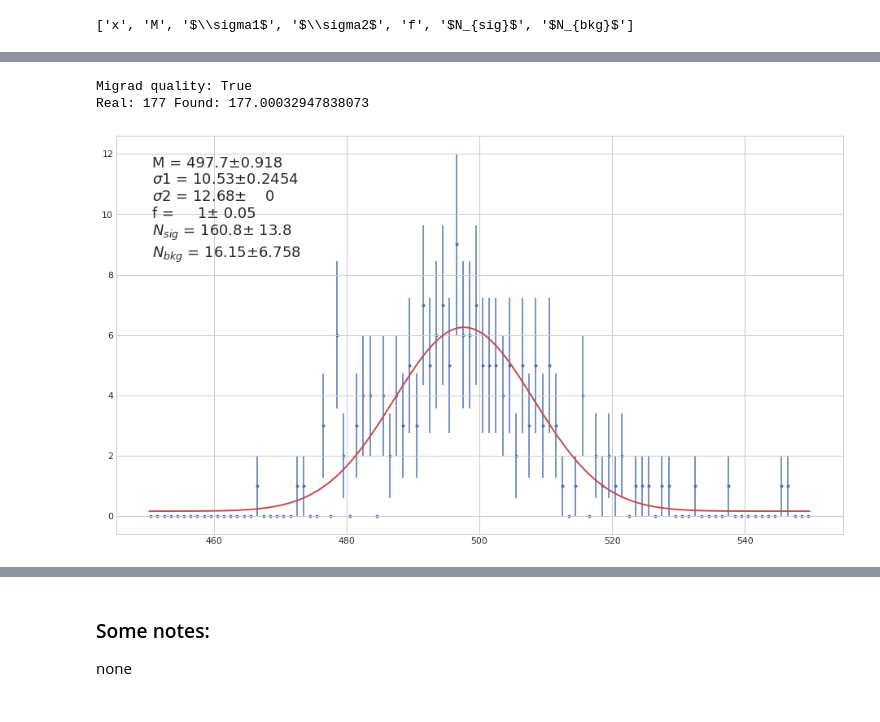
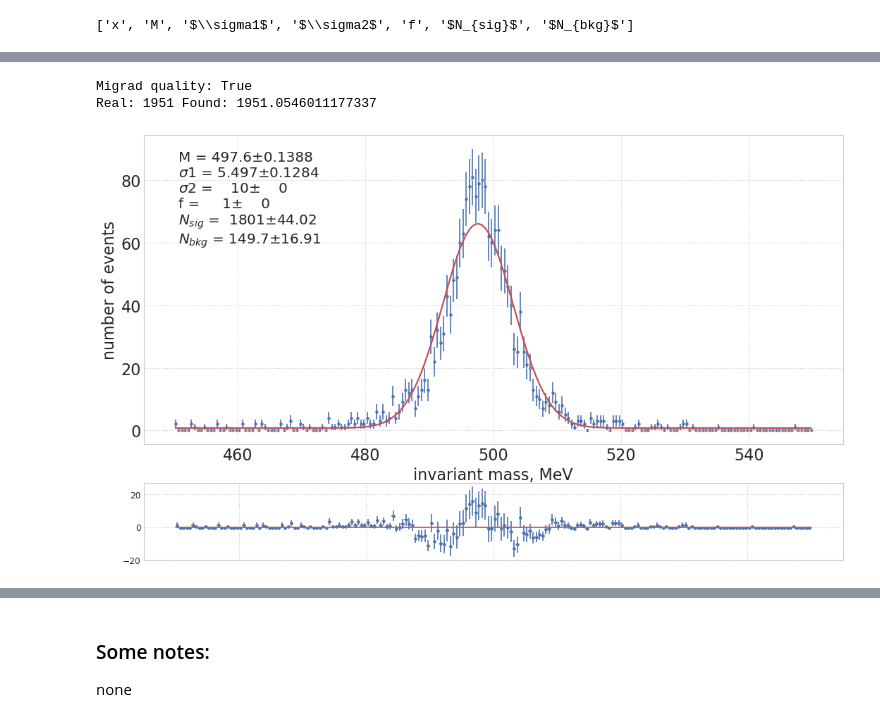
Before and after one commit to nikita-p/research, a Jupyter notebook: uproot/Analysis.ipynb, the cells around one changed output, grey strips where cells are left out. Cells and saved outputs as stored; diff of their text form; code cells hidden in the pictures.

Commit message:
AfterReport update. New folder with outputs + some fixes

```diff
--- a/uproot/Analysis.ipynb
+++ b/uproot/Analysis.ipynb
@@ -12,7 +12,7 @@ import re
 sns.set(rc={'figure.figsize':(10,7)})
 plt.style.use('seaborn-whitegrid')
 # %%
-year = 'model_old'
+year = 'model_new'
 # %% [markdown]
 ## Data preparation
 # %%
@@ -344,15 +346,15 @@ ext_bkg = pf.Extended(norm_bkg, extname='$N_{bkg}$')
 
 pdf = pf.AddPdf(ext_sig, ext_bkg)
 
-sigma1Lim = (5.43, 5.10)
-sigma2Lim = (12.68, 0)
-MLim = (497.299, 5.098)
+MLim = (498.1, 5.0)
+sigma1Lim = (6.7, 5.0)
+sigma2Lim = (10., 0)
 fLim = (1, 0)
 
 # 11: 𝜎1=(4.49, 0.27) , 𝜎2=(10.1, 1.), 𝑓=(0.68, 0.07), M=(497.299, 0.098)
 # 12: 𝜎1=(5.26, 0.30) , 𝜎2=(14.42, 3.87), 𝑓=(0.86, 0.06), M=(498.33, 0.27)
 # mod_old: 𝜎1=(5.43, 0.10) , 𝜎2=(12.68, 0.25), 𝑓=(0.58, 0.02), M=(497.05, 0.04)
-
+# mod_new: 𝜎1=(5.35, 0.07) , 𝜎2=(12.74, 0.17), 𝑓=(0.57, 0.02), M=(498.00, 0.03)
 limits = {
     "limit_M": [MLim[0]-MLim[1], MLim[0]+MLim[1]],
     "limit_$\sigma1$": [sigma1Lim[0] - sigma1Lim[1], sigma1Lim[0] + sigma1Lim[1]],
@@ -367,23 +369,10 @@ errors = {
     "error_$\sigma2$": 0.,
     "error_$N_{sig}$": 0.3,
     "error_$N_{bkg}$": 0.1,
-    "error_f": 0.05
+    "error_f": 0.
 }
 
-# norm_sig1 = pf.Normalized( pf.rename(pf.gaussian, ['x', 'm', '$\sigma1$']), mass_bound)
-# norm_sig2 = pf.Normalized( pf.rename(pf.gaussian, ['x', 'm', '$\sigma2$']), mass_bound)
-# norm_bkg = pf.Extended(norm_bkg, extname='$N_{bkg}$')
-
-# gauss1 = pf.Extended(norm_sig1, extname='$N_{sig1}$')
-# gauss2 = pf.Extended(norm_sig2, extname='$N_{sig2}$')
-
-# pdf = pf.AddPdf(gauss1, gauss2, norm_bkg)
 pf.describe(pdf)
-
-# limits = {"limit_m": [497.6, 497.6], "limit_$\sigma1$": [4.26, 4.26], "limit_$\sigma2$": [11.16, 11.16],
-#           "limit_$N_{sig1}$": [0, 10000], "limit_$N_{sig2}$": [0, 10000], "limit_$N_{bkg}$": [0, 1000]}
-# errors = {"error_m": 1, "error_$\sigma1$": 0., "error_$\sigma2$": 0. ,
-#           "error_$N_{sig1}$": 0.3, "error_$N_{sig2}$": 0.3, "error_$N_{bkg}$":0}
 # %% [output]
 ['x', 'M', '$\\sigma1$', '$\\sigma2$', 'f', '$N_{sig}$', '$N_{bkg}$']
 # %%
@@ -405,11 +394,13 @@ def fitter(dic, nbins, energy, binnedLik=False, simple_plot=True):
 
         # Define the axes
         ax_main = fig.add_subplot(grid[:-1, :])
+        ax_main.grid(ls=':')
+        box_1 = {'facecolor':'black', 'boxstyle': 'round'}
 
         if binnedLik:
-            likelihood.draw(minuit=mt)
+            likelihood.draw(minuit=mt, print_par=True);
         else:
-            likelihood.draw(minuit=mt, bins=nbins, bound=mass_bound)
+            likelihood.draw(minuit=mt, bins=nbins, bound=mass_bound, print_par=True)
 
         plt.tick_params(labelsize=20);
         plt.xlabel('invariant mass, MeV', fontsize=20)
@@ -417,10 +408,11 @@ def fitter(dic, nbins, energy, binnedLik=False, simple_plot=True):
 
         # this is an inset axes over the main axes
         ax_bottom = fig.add_subplot(grid[-1, :], xticklabels=[])
+        ax_bottom.grid(ls=':')
         likelihood.draw_residual(minuit=mt) if binnedLik else \
         likelihood.draw_residual(minuit=mt, bins=nbins, bound=mass_bound)
 
-        plt.savefig(f'../outputs/{year}/figures/fit_e{energy}.png')
+        plt.savefig(f'../outputs/{year}/figures/fit_e{energy}.pdf')
     return mt, likelihood
 # %%
 itr = iter(dic)
@@ -435,12 +427,12 @@ Label: 1000.0
 # %%
-#mass_bound = (450, 550)
 dicx = dic[i]#final_data.mass.values#dic[i]#
-mt, lik = fitter(dicx, 100, i, False, True)
+# dicx = np.hstack((dic[862.5],dic[887.5],dic[900]))
+mt, lik = fitter(dicx, 200, i, False, False)
 fit_frame.loc[i] = mt.values.values() + mt.errors.values()
 print("Migrad quality:", mt.migrad_ok())
 print( 'Real:', np.size(dicx), 'Found:', mt.values['$N_{sig}$'] + mt.values['$N_{bkg}$'] )
 # %% [output]
 Migrad quality: True
-Real: 177 Found: 177.00032947838073
+Real: 1951 Found: 1951.0546011177337
-[figure, old version]
+[figure, new version]
 # %%
```
Also changed, not shown: parts of 28 cells of this notebook, 49 other files.
